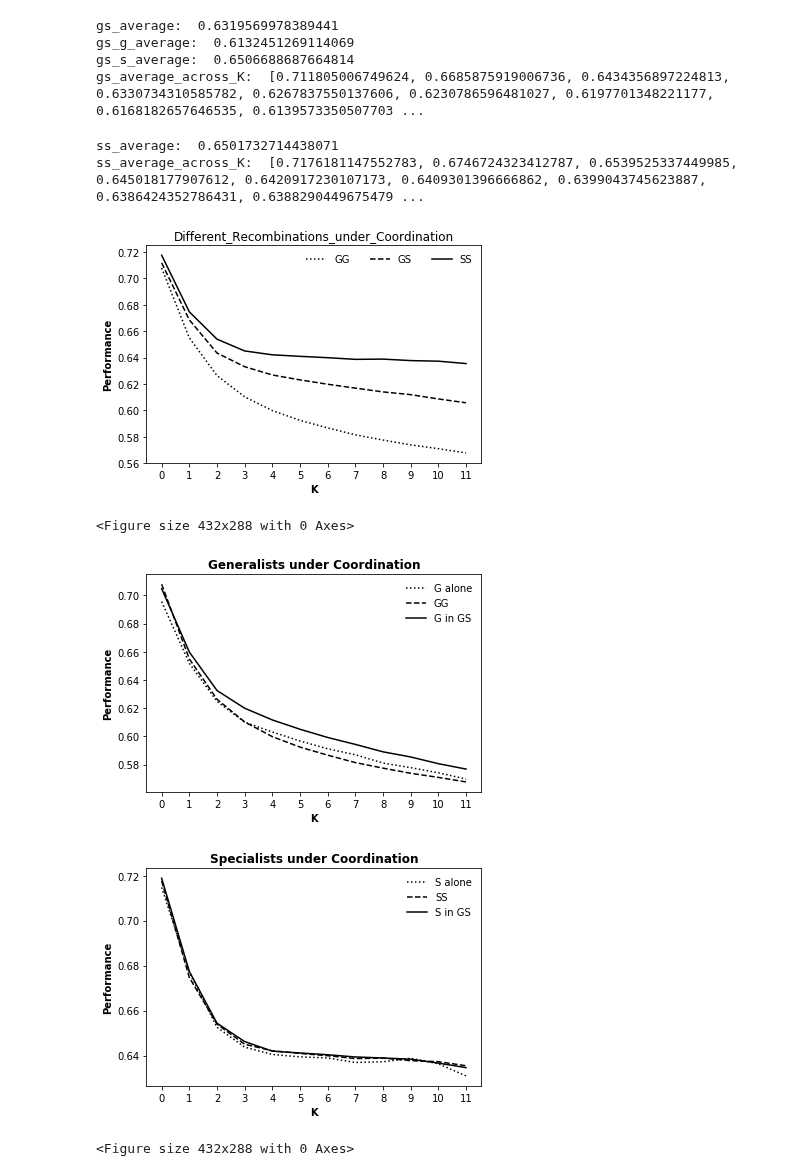
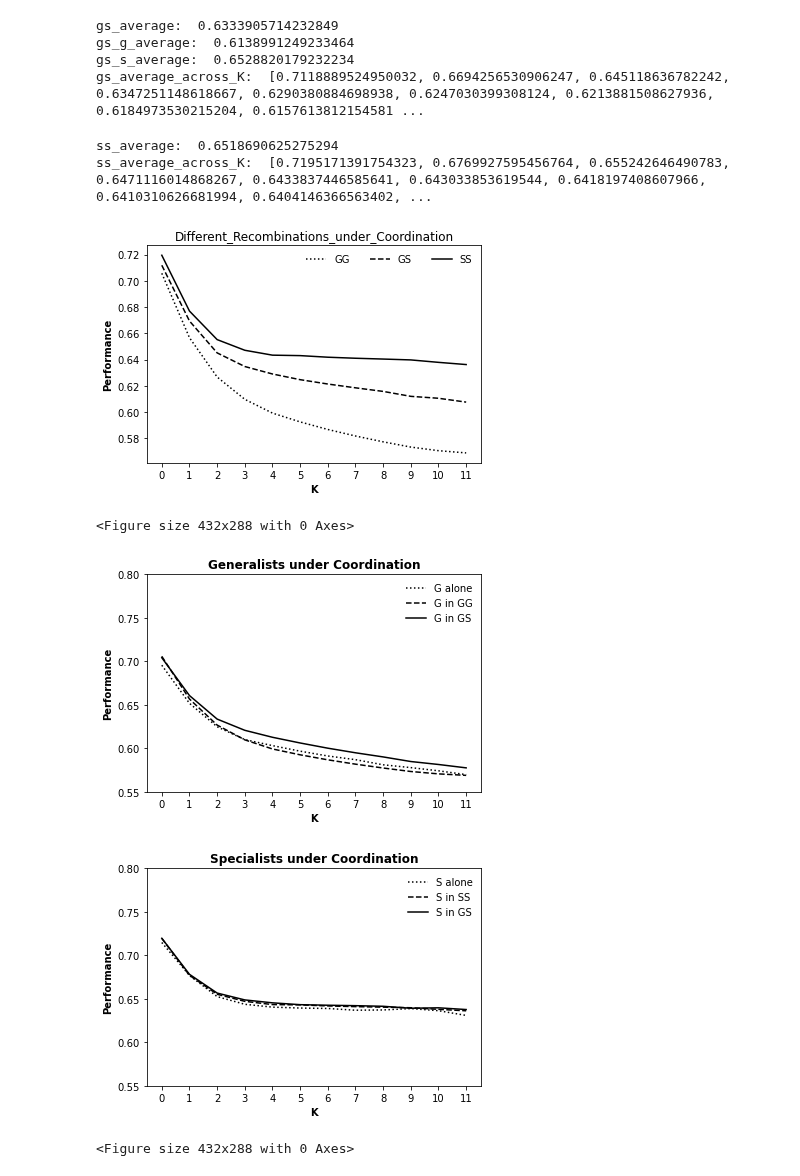
Before and after one commit to baldFemale/OpenInnovationFramework, a Jupyter notebook: Coordination/Evaluator.ipynb, the cells around one changed output. Saved outputs shown, nothing was run; the diff lists cells and outputs as text; code cells hidden in the pictures.

```diff
--- a/Coordination/Evaluator.ipynb
+++ b/Coordination/Evaluator.ipynb
@@ -4,7 +4,7 @@ import pickle
 import numpy as np
 from matplotlib import container
 # %%
-data_folder = r"F:\data\gst-1112\Coordination_2"
+data_folder = r"E:\data\gst-1112\Coordination_4"
 g1_performance_0_file = data_folder + r"\gg\g1_performance_across_K_0"
 g1_performance_2_file = data_folder + r"\gg\g1_performance_across_K_2"
 g1_performance_4_file = data_folder + r"\gg\g1_performance_across_K_4"
@@ -108,13 +108,13 @@ for index, K in enumerate(K_list):
     gs_s_average_across_K.append(sum(temp) / len(temp))
 print("gs_average_across_K: ", gs_average_across_K)
 # %% [output]
-gs_average:  0.6319569978389441
-gs_g_average:  0.6132451269114069
-gs_s_average:  0.6506688687664814
-gs_average_across_K:  [0.711805006749624, 0.6685875919006736, 0.6434356897224813, 0.6330734310585782, 0.6267837550137606, 0.6230786596481027, 0.6197701348221177, 0.6168182657646535, 0.6139573350507703 ...
+gs_average:  0.6333905714232849
+gs_g_average:  0.6138991249233464
+gs_s_average:  0.6528820179232234
+gs_average_across_K:  [0.7118889524950032, 0.6694256530906247, 0.645118636782242, 0.6347251148618667, 0.6290380884698938, 0.6247030399308124, 0.6213881508627936, 0.6184973530215204, 0.6157613812154581 ...
 # %%
 # The baseline of N12
-baseline_folder = r"F:\data\gst-1112\N12\GST_mid"
+baseline_folder = r"E:\data\gst-1112\N12\GST_mid"
 g_baseline_file = baseline_folder + r"\g_performance_across_K"
 s_baseline_file = baseline_folder + r"\s_performance_across_K"
 with open(g_baseline_file, 'rb') as infile:
@@ -161,8 +161,8 @@ for index, K in enumerate(K_list):
     ss_average_across_K.append(sum(temp) / len(temp))
 print("ss_average_across_K: ", ss_average_across_K)
 # %% [output]
-ss_average:  0.6501732714438071
-ss_average_across_K:  [0.7176181147552783, 0.6746724323412787, 0.6539525337449985, 0.645018177907612, 0.6420917230107173, 0.6409301396666862, 0.6399043745623887, 0.6386424352786431, 0.6388290449675479 ...
+ss_average:  0.6518690625275294
+ss_average_across_K:  [0.7195171391754323, 0.6769927595456764, 0.655242646490783, 0.6471116014868267, 0.6433837446585641, 0.643033853619544, 0.6418197408607966, 0.6410310626681994, 0.6404146366563402, ...
 # %%
 # Compare different GS recombinations
 x = [0, 1, 2, 3, 4, 5, 6, 7, 8, 9, 10, 11]
@@ -172,17 +172,18 @@ plt.plot(x, ss_average_across_K, "k-", label="SS")
 plt.xlabel('K', fontweight='bold', fontsize=10)
 plt.ylabel('Performance', fontweight='bold', fontsize=10)
 plt.xticks(x)
+plt.yticks(np.arange(0.55, 0.85, step=0.05))
 plt.title("Different_Recombinations_under_Coordination")
 plt.legend(frameon=False, ncol=3, fontsize=10)
 plt.savefig(data_folder + r"\Recombination_under_Coordination.png", transparent=False, dpi=200)
 plt.show()
 plt.clf()
 # %% [output]
-[figure, old version]
+[figure, new version]
 <Figure size 432x288 with 0 Axes>
 # %%
 # The baseline of N12
-baseline_folder = r"F:\data\gst-1112\N12\GST_mid"
+baseline_folder = r"E:\data\gst-1112\N12\GST_mid"
 g_baseline_file = baseline_folder + r"\g_performance_across_K"
 s_baseline_file = baseline_folder + r"\s_performance_across_K"
 with open(g_baseline_file, 'rb') as infile:
@@ -190,33 +191,35 @@ with open(g_baseline_file, 'rb') as infile:
 with open(s_baseline_file, 'rb') as infile:
     s_baseline = pickle.load(infile)
 
 # The marginal benefit from teaming-up: G
 x = [0, 1, 2, 3, 4, 5, 6, 7, 8, 9, 10, 11]
 plt.plot(x, g_baseline, "k:", label="G alone")
 plt.plot(x, gg_average_across_K, "k--", label="G in GG")
 plt.plot(x, gs_g_average_across_K, "k-", label="G in GS")
 plt.xlabel('K', fontweight='bold', fontsize=10)
 plt.ylabel('Performance', fontweight='bold', fontsize=10)
 plt.xticks(x)
+plt.yticks(np.arange(0.55, 0.85, step=0.05))
 plt.title("Generalists under Coordination", fontweight="bold")
 plt.legend(frameon=False, fontsize=10)
 plt.savefig(data_folder + r"\G_under_coordination.png", transparent=True, dpi=400)
 plt.show()
 plt.clf()
 # The marginal benefit from teaming-up: S
 x = [0, 1, 2, 3, 4, 5, 6, 7, 8, 9, 10, 11]
 plt.plot(x, s_baseline, "k:", label="S alone")
 plt.plot(x, ss_average_across_K, "k--", label="S in SS")
 plt.plot(x, gs_s_average_across_K, "k-", label="S in GS")
 plt.xlabel('K', fontweight='bold', fontsize=10)
 plt.ylabel('Performance', fontweight='bold', fontsize=10)
 plt.xticks(x)
+plt.yticks(np.arange(0.55, 0.85, step=0.05))
 plt.title("Specialists under Coordination", fontweight="bold")
 plt.legend(frameon=False, fontsize=10)
 plt.savefig(data_folder + r"\S_under_coordination.png", transparent=True, dpi=400)
 plt.show()
 plt.clf()
 # %% [output]
-[figure, old version]
+[figure, new version]
-[figure, old version]
+[figure, new version]
 <Figure size 432x288 with 0 Axes>
```
Also changed, not shown: parts of 1 cell of this notebook, 12 other files.
